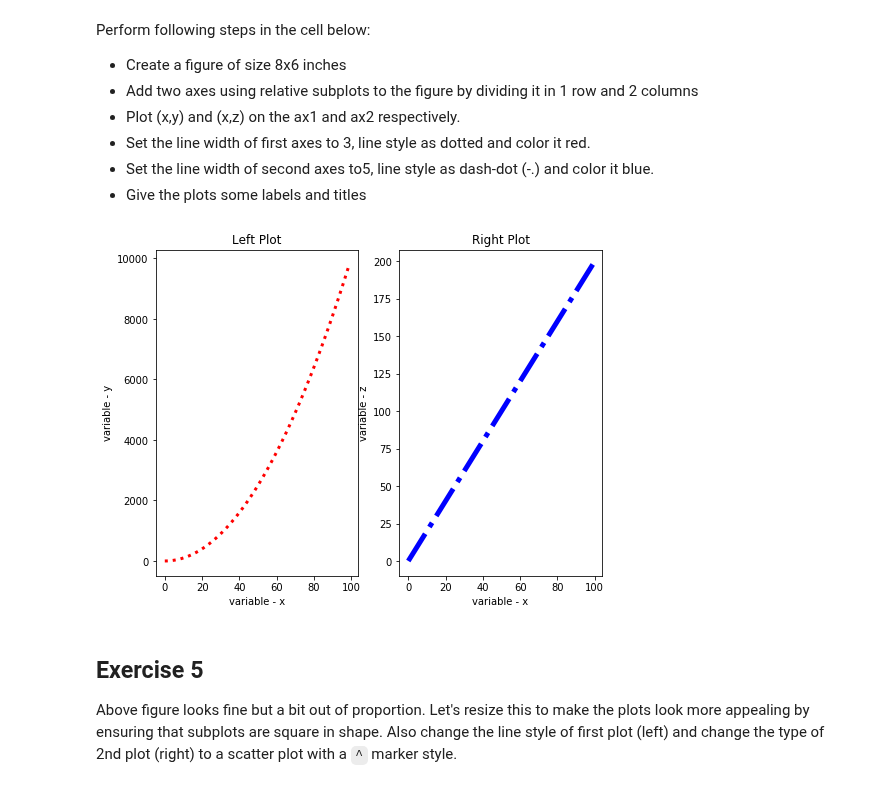
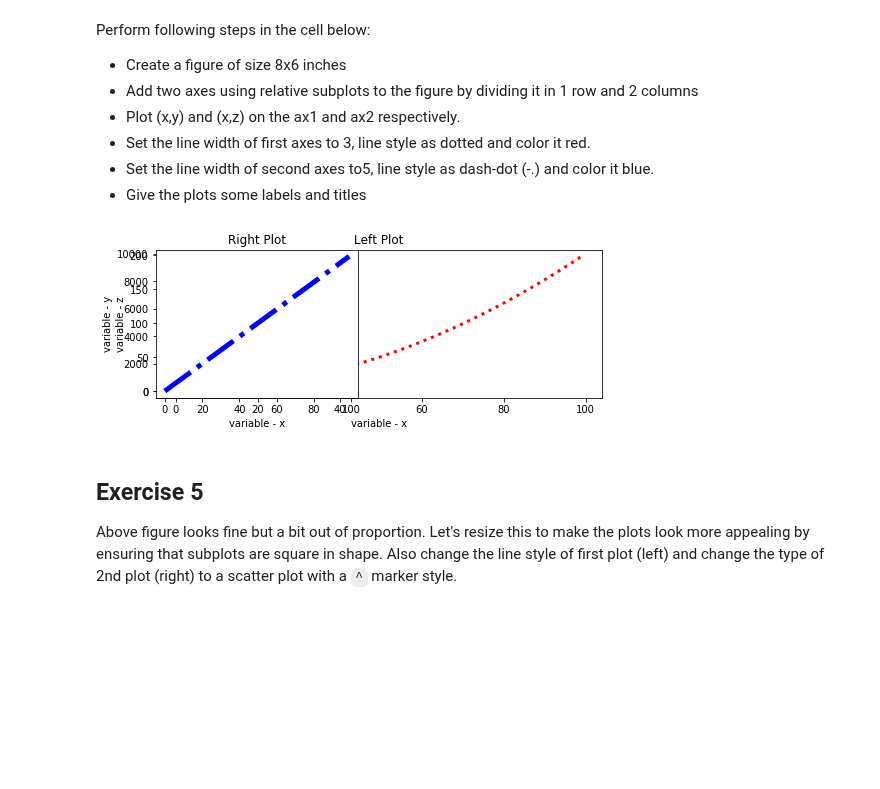
Before and after one commit to andrewwongls/dsc-1-03-13-customizing-visualizations-with-matplotlib-lab-online-ds-sp-000, a Jupyter notebook: index.ipynb, the cells around one changed output. Drawn from its saved outputs; the diff is of its cells as text; code cells hidden in the pictures; blank space fills up the shorter version.

```diff
--- a/index.ipynb
+++ b/index.ipynb
@@ -149,25 +149,25 @@ Perform following steps in the cell below:
 # %%
 new_fig = plt.figure(figsize = (8,6))
 
-ax = new_fig.add_subplot(121)
-ax2 = new_fig.add_subplot(122)
+ax = new_fig.add_subplot(211)
+ax2 = new_fig.add_subplot(221)
 
 ax.plot(x,z, color = 'red', linewidth=3, linestyle=':')
 ax2.plot(x,y, color = 'blue', linewidth=5, linestyle='-.')
 
 
 ax.set_xlabel('variable - x')
 ax.set_ylabel('variable - y')
 ax.set_title ('Left Plot')
 
 ax2.set_xlabel('variable - x')
 ax2.set_ylabel('variable - z')
 ax2.set_title('Right Plot')
 
 
 plt.show()
 # %% [output]
-[figure, old version]
+[figure, new version]
 # %% [markdown]
 ## Exercise 5
 
```
